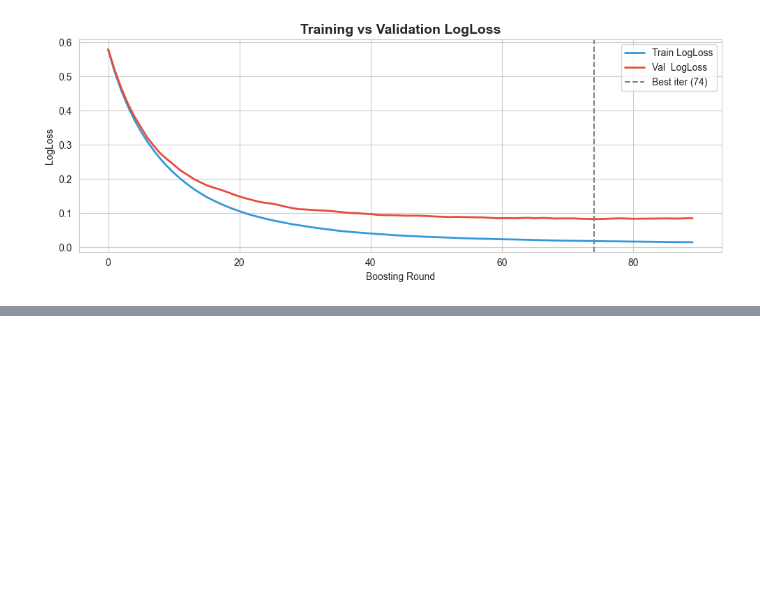
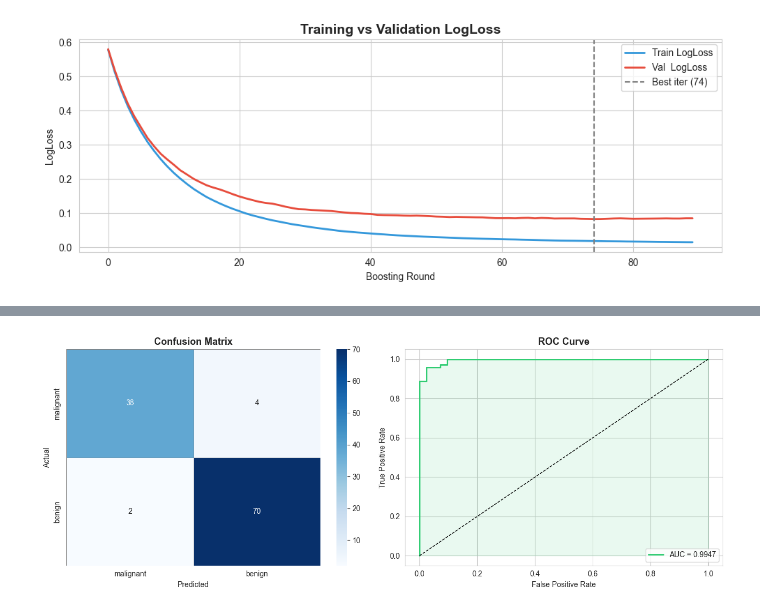
Before and after one commit to abdullah123-collab/Machine_Learning-, a Jupyter notebook: Basics/Supervised_Learning_Algorithms/Classification/XgBoost/xgboost.ipynb, the cells around one changed output, grey strips where cells are left out. Drawn from its saved outputs; the diff is of its cells as text; code cells hidden in the pictures; blank space fills up the shorter version.

Commit message:
evaluate model with metrics and confusion matrix

```diff
--- a/Basics/Supervised_Learning_Algorithms/Classification/XgBoost/xgboost.ipynb
+++ b/Basics/Supervised_Learning_Algorithms/Classification/XgBoost/xgboost.ipynb
@@ -216,3 +216,18 @@ plt.tight_layout()
 plt.show()
 # %% [output]
 [figure]
+# %%
+# Predictions
+y_prob = model.predict(dtest)                   # probabilities
+y_pred = (y_prob > 0.5).astype(int)             # binary labels
+
+# Core metrics
+acc  = accuracy_score(y_test, y_pred)
+auc  = roc_auc_score(y_test, y_prob)
+
+print("📈 Evaluation Metrics:")
+print(f"   Accuracy  : {acc:.4f}  ({acc*100:.2f}%)")
+print(f"   ROC-AUC   : {auc:.4f}")
+print()
+print("📋 Classification Report:")
+print(classification_report(y_test, y_pred, target_names=data.target_names))
@@ -218,0 +248,29 @@ plt.show()
+# %%
+# Confusion matrix
+cm = confusion_matrix(y_test, y_pred)
+
+fig, axes = plt.subplots(1, 2, figsize=(13, 5))
+
+# -- Confusion Matrix --
+sns.heatmap(cm, annot=True, fmt="d", cmap="Blues",
+            xticklabels=data.target_names,
+            yticklabels=data.target_names, ax=axes[0],
+            linewidths=0.5, linecolor="gray")
+axes[0].set_title("Confusion Matrix", fontsize=13, fontweight="bold")
+axes[0].set_ylabel("Actual")
+axes[0].set_xlabel("Predicted")
+
+# -- ROC Curve --
+fpr, tpr, _ = roc_curve(y_test, y_prob)
+axes[1].plot(fpr, tpr, color="#2ecc71", linewidth=2, label=f"AUC = {auc:.4f}")
+axes[1].plot([0,1],[0,1], "k--", linewidth=1)
+axes[1].fill_between(fpr, tpr, alpha=0.1, color="#2ecc71")
+axes[1].set_title("ROC Curve", fontsize=13, fontweight="bold")
+axes[1].set_xlabel("False Positive Rate")
+axes[1].set_ylabel("True Positive Rate")
+axes[1].legend(loc="lower right")
+
+plt.tight_layout()
+plt.show()
+# %% [output]
+[figure, added]
```
Also changed, not shown: parts of 1 cell of this notebook.
